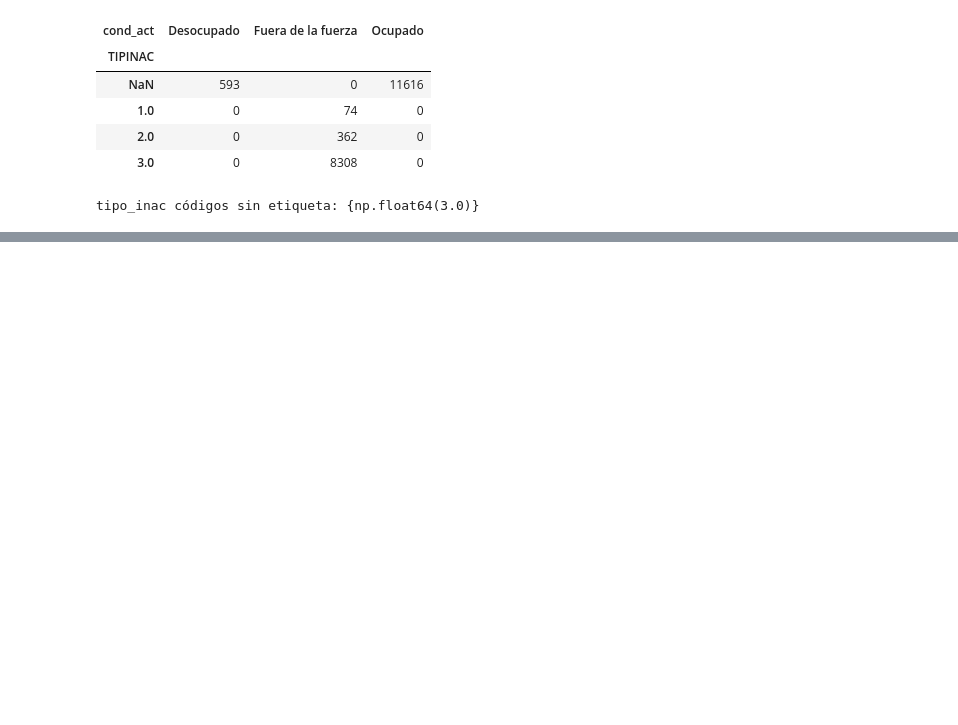
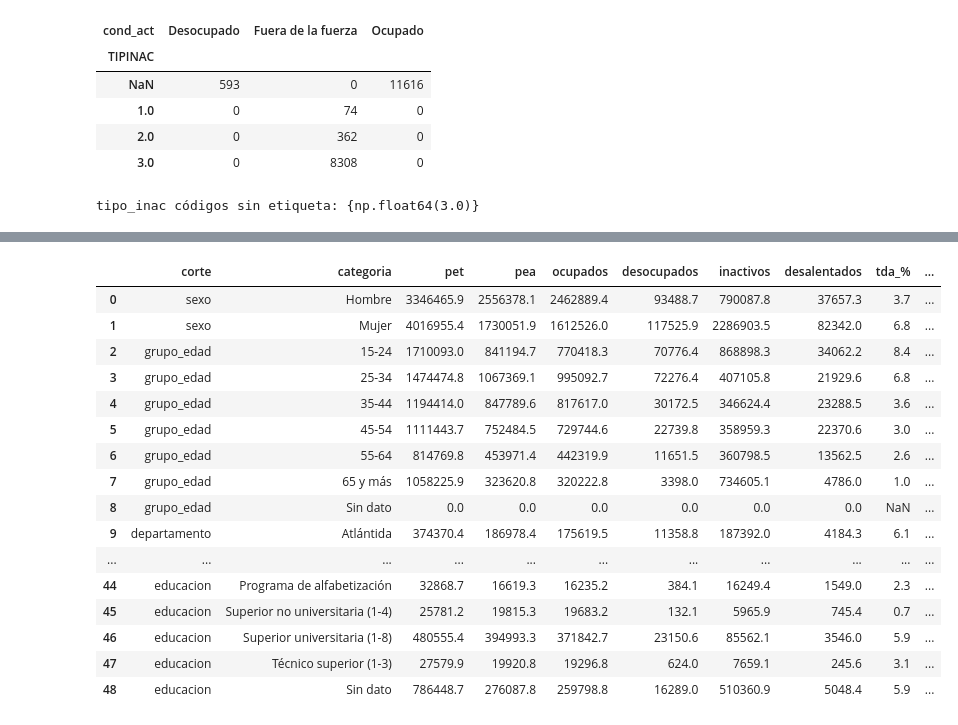
Before and after one commit to hakaiso/proyecto1-ehpm-desempleo, a Jupyter notebook: notebooks/limpieza-portafolio-2025.ipynb, the cells around one changed output, grey strips where cells are left out. Saved outputs shown, nothing was run; the diff lists cells and outputs as text; code cells hidden in the pictures; blank space fills up the shorter version.

```diff
--- a/notebooks/limpieza-portafolio-2025.ipynb
+++ b/notebooks/limpieza-portafolio-2025.ipynb
@@ -285,0 +404,5 @@ print(df["NUMSALMIN"].unique())
+# %%
+#----------------------------------- Cargar base limpia-----------------------------------#
+
+base_limpia = pd.read_parquet(RAIZ / "data" / "processed" / "ephpm_2025_limpia.parquet")
+base_limpia.head(10)
@@ -285,0 +425,12 @@ print(df["NUMSALMIN"].unique())
+# %%
+# 1. Banderas (se crean aquí, a partir de cond_act; no se guardan hasta validarlas)
+
+base_limpia["pet"]        = base_limpia["cond_act"].notna()
+base_limpia["ocupado"]    = base_limpia["cond_act"].eq("Ocupado")
+base_limpia["desocupado"] = base_limpia["cond_act"].eq("Desocupado")
+base_limpia["pea"]        = base_limpia["ocupado"] | base_limpia["desocupado"]
+base_limpia["inactivo"]   = base_limpia["cond_act"].eq("Fuera de la fuerza")
+base_limpia["desalentado"] = base_limpia["tipo_inac"].eq("Desalentados")
+
+base_limpia["grupo_edad"] = pd.cut(base_limpia["edad"], bins=[14, 24, 34, 44, 54, 64, 120],
+                         labels=["15-24", "25-34", "35-44", "45-54", "55-64", "65 y más"])
@@ -285,0 +465,53 @@ print(df["NUMSALMIN"].unique())
+# %%
+3. # Principales cortes de los indicadores
+
+# 1) Educación agrupada para el tablero (propuesta; ajústala si quieres otros grupos)
+GRUPO_EDUC = {
+    "Ninguno": "Sin educación formal", "Programa de alfabetización": "Sin educación formal",
+    "Pre-básica (1-3)": "Básica", "Básica (1-9)": "Básica",
+    "Media/Diversificado (1-4)": "Media",
+    "Técnico superior (1-3)": "Superior", "Superior no universitaria (1-4)": "Superior",
+    "Superior universitaria (1-8)": "Superior", "Especialidad (1-3)": "Superior",
+    "Maestria (1-2)": "Superior", "Doctorado (1-4)": "Superior",
+}
+orden_educ = pd.CategoricalDtype(["Sin educación formal", "Básica", "Media", "Superior"])
+base_limpia["educ_grupo"] = base_limpia["educacion"].map(GRUPO_EDUC).astype(orden_educ)
+
+# 2) Mostrar los vacíos como «Sin dato» en lugar de perderlos
+def con_sin_dato(s):
+    if isinstance(s.dtype, pd.CategoricalDtype) and "Sin dato" not in s.cat.categories:
+        s = s.cat.add_categories("Sin dato")
+    return s.fillna("Sin dato")
+
+# 3) Una sola tabla larga con todos los cortes
+CORTES = ["sexo", "grupo_edad", "departamento", "area", "dominio", "educ_grupo", "educacion"]
+
+def tabla_cortes(df, cortes):
+    partes = []
+    for c in cortes:
+        t = indicadores(df.assign(**{c: con_sin_dato(df[c])}), c)
+        t = t.reset_index().rename(columns={c: "categoria"})
+        t.insert(0, "corte", c)
+        partes.append(t)
+    return pd.concat(partes, ignore_index=True)
+
+tabla = tabla_cortes(base_limpia, CORTES)
+tabla.round(1)
+# %% [output]
+|  | corte | categoria | pet | pea | ocupados | desocupados | inactivos | desalentados | tda_% | ... |
+| 0 | sexo | Hombre | 3346465.9 | 2556378.1 | 2462889.4 | 93488.7 | 790087.8 | 37657.3 | 3.7 | ... |
+| 1 | sexo | Mujer | 4016955.4 | 1730051.9 | 1612526.0 | 117525.9 | 2286903.5 | 82342.0 | 6.8 | ... |
+| 2 | grupo_edad | 15-24 | 1710093.0 | 841194.7 | 770418.3 | 70776.4 | 868898.3 | 34062.2 | 8.4 | ... |
+| 3 | grupo_edad | 25-34 | 1474474.8 | 1067369.1 | 995092.7 | 72276.4 | 407105.8 | 21929.6 | 6.8 | ... |
+| 4 | grupo_edad | 35-44 | 1194414.0 | 847789.6 | 817617.0 | 30172.5 | 346624.4 | 23288.5 | 3.6 | ... |
+| 5 | grupo_edad | 45-54 | 1111443.7 | 752484.5 | 729744.6 | 22739.8 | 358959.3 | 22370.6 | 3.0 | ... |
+| 6 | grupo_edad | 55-64 | 814769.8 | 453971.4 | 442319.9 | 11651.5 | 360798.5 | 13562.5 | 2.6 | ... |
+| 7 | grupo_edad | 65 y más | 1058225.9 | 323620.8 | 320222.8 | 3398.0 | 734605.1 | 4786.0 | 1.0 | ... |
+| 8 | grupo_edad | Sin dato | 0.0 | 0.0 | 0.0 | 0.0 | 0.0 | 0.0 | NaN | ... |
+| 9 | departamento | Atlántida | 374370.4 | 186978.4 | 175619.5 | 11358.8 | 187392.0 | 4184.3 | 6.1 | ... |
+| ... | ... | ... | ... | ... | ... | ... | ... | ... | ... | ... |
+| 44 | educacion | Programa de alfabetización | 32868.7 | 16619.3 | 16235.2 | 384.1 | 16249.4 | 1549.0 | 2.3 | ... |
+| 45 | educacion | Superior no universitaria (1-4) | 25781.2 | 19815.3 | 19683.2 | 132.1 | 5965.9 | 745.4 | 0.7 | ... |
+| 46 | educacion | Superior universitaria (1-8) | 480555.4 | 394993.3 | 371842.7 | 23150.6 | 85562.1 | 3546.0 | 5.9 | ... |
+| 47 | educacion | Técnico superior (1-3) | 27579.9 | 19920.8 | 19296.8 | 624.0 | 7659.1 | 245.6 | 3.1 | ... |
+| 48 | educacion | Sin dato | 786448.7 | 276087.8 | 259798.8 | 16289.0 | 510360.9 | 5048.4 | 5.9 | ... |
```
Also changed, not shown: parts of 20 cells of this notebook, 8 other files.
